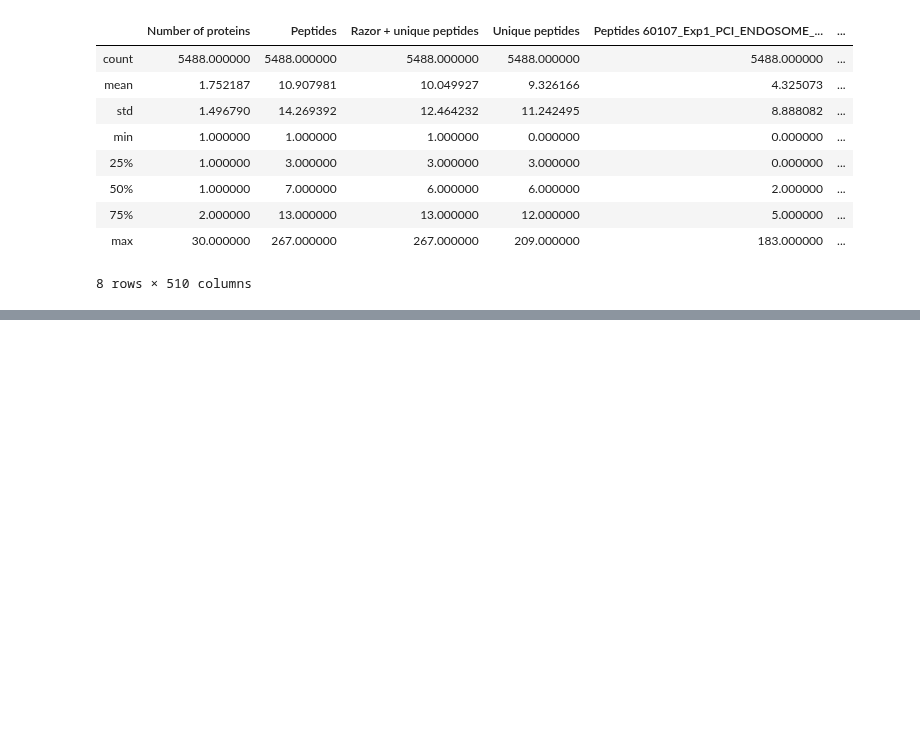
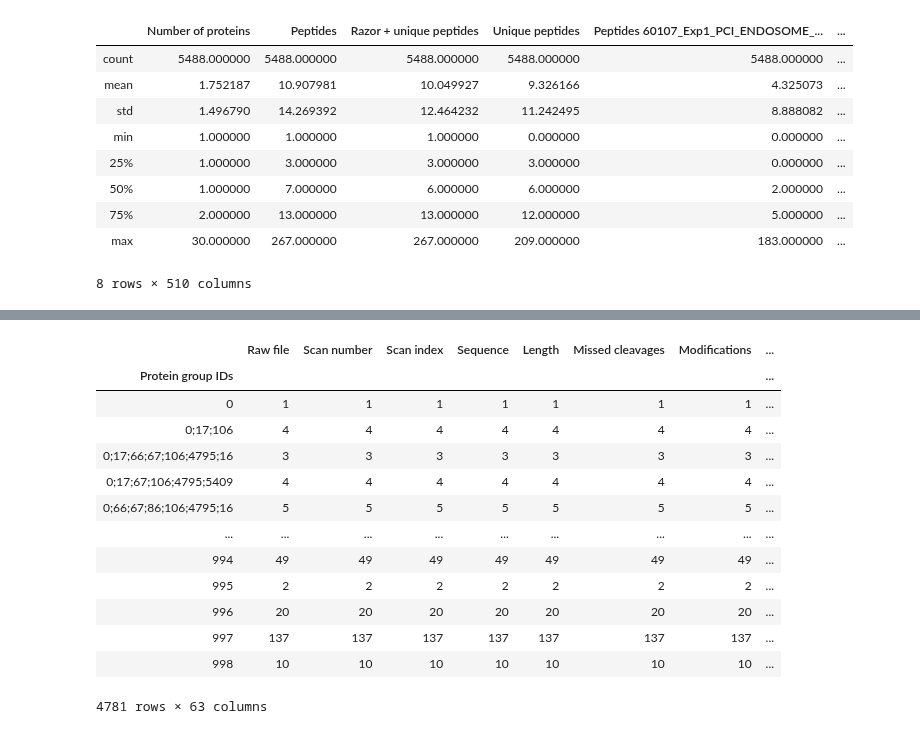
Before and after one commit to animesh/notebooks, a Jupyter notebook: PCI.ipynb, the cells around one changed output, grey strips where cells are left out. Saved outputs shown, nothing was run; the diff lists cells and outputs as text; code cells hidden in the pictures; blank space fills up the shorter version.

```diff
--- a/PCI.ipynb
+++ b/PCI.ipynb
@@ -30,0 +164,18 @@ df.describe()
+# %%
+dfLS2=df[(df['Labeling State']!=1)&(df['Raw file'].str.contains('PCI'))&(df['Raw file'].str.contains('total'))].groupby('Protein group IDs')
+dfLS2.count()#describe()
+# %% [output]
+|  | Raw file | Scan number | Scan index | Sequence | Length | Missed cleavages | Modifications | ... |
+| Protein group IDs |  |  |  |  |  |  |  | ... |
+| 0 | 1 | 1 | 1 | 1 | 1 | 1 | 1 | ... |
+| 0;17;106 | 4 | 4 | 4 | 4 | 4 | 4 | 4 | ... |
+| 0;17;66;67;106;4795;16 | 3 | 3 | 3 | 3 | 3 | 3 | 3 | ... |
+| 0;17;67;106;4795;5409 | 4 | 4 | 4 | 4 | 4 | 4 | 4 | ... |
+| 0;66;67;86;106;4795;16 | 5 | 5 | 5 | 5 | 5 | 5 | 5 | ... |
+| ... | ... | ... | ... | ... | ... | ... | ... | ... |
+| 994 | 49 | 49 | 49 | 49 | 49 | 49 | 49 | ... |
+| 995 | 2 | 2 | 2 | 2 | 2 | 2 | 2 | ... |
+| 996 | 20 | 20 | 20 | 20 | 20 | 20 | 20 | ... |
+| 997 | 137 | 137 | 137 | 137 | 137 | 137 | 137 | ... |
+| 998 | 10 | 10 | 10 | 10 | 10 | 10 | 10 | ... |
+4781 rows × 63 columns
```
Also changed, not shown: parts of 41 cells of this notebook, 1 other file.
